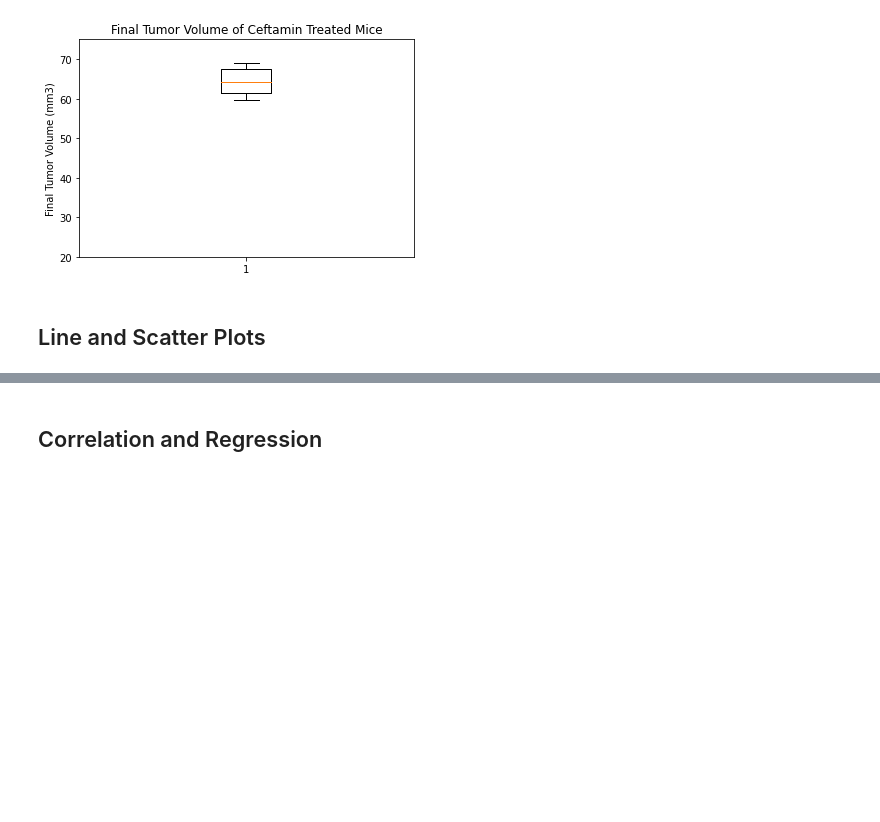
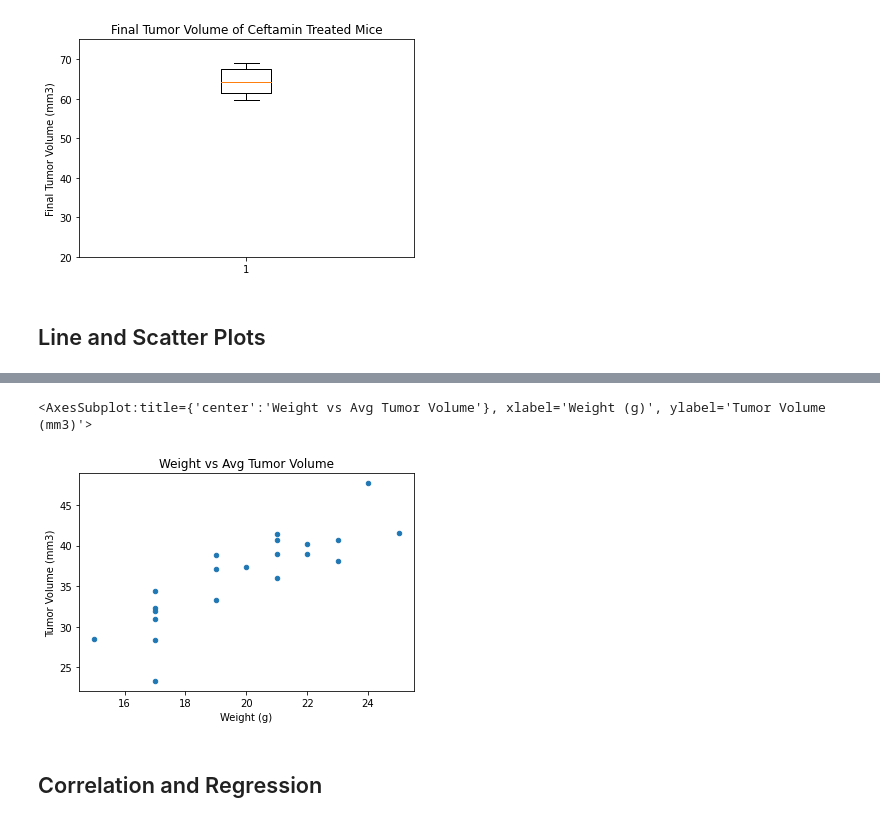
Before and after one commit to brettmw92/Matplotlib, a Jupyter notebook: HW/Instructions/Pymaceuticals/pymaceuticals_starter.ipynb, the cells around one changed output, grey strips where cells are left out. Cells and saved outputs as stored; diff of their text form; code cells hidden in the pictures; blank space fills up the shorter version.

```diff
--- a/HW/Instructions/Pymaceuticals/pymaceuticals_starter.ipynb
+++ b/HW/Instructions/Pymaceuticals/pymaceuticals_starter.ipynb
@@ -320,5 +327,11 @@ axis_4.set_ylim(20,75)
 # %%
 # Generate a scatter plot of average tumor volume vs. mouse weight for the Capomulin regimen
+avg_C = pd.DataFrame(C.groupby(["Mouse ID", "Weight (g)"])["Tumor Volume (mm3)"].mean()).reset_index()
+avg_C
+avg_C.plot(kind="scatter", x="Weight (g)", y = "Tumor Volume (mm3)", title = "Weight vs Avg Tumor Volume")
+# %% [output]
+<AxesSubplot:title={'center':'Weight vs Avg Tumor Volume'}, xlabel='Weight (g)', ylabel='Tumor Volume (mm3)'>
+[figure, added]
 # %% [markdown]
 ## Correlation and Regression
 # %%
```
Also changed, not shown: parts of 1 cell of this notebook.
